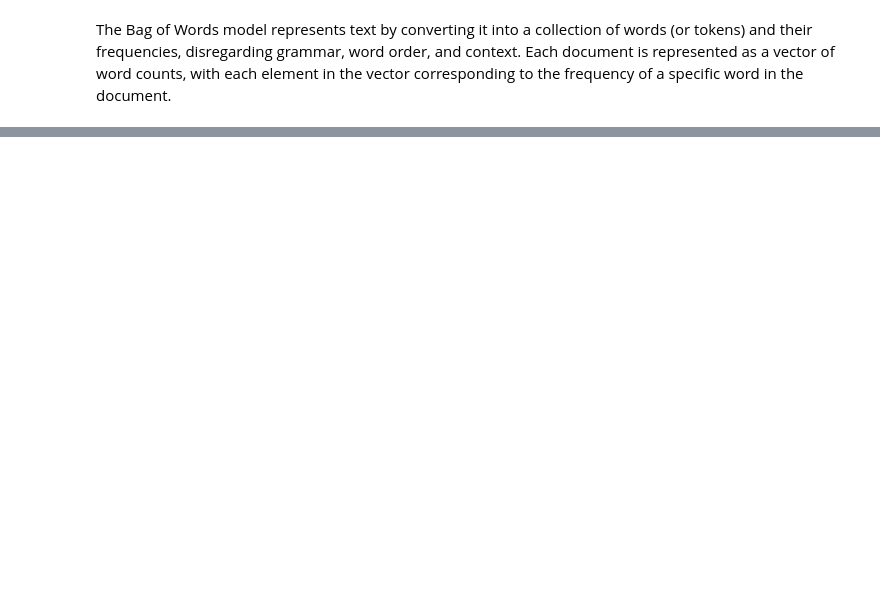
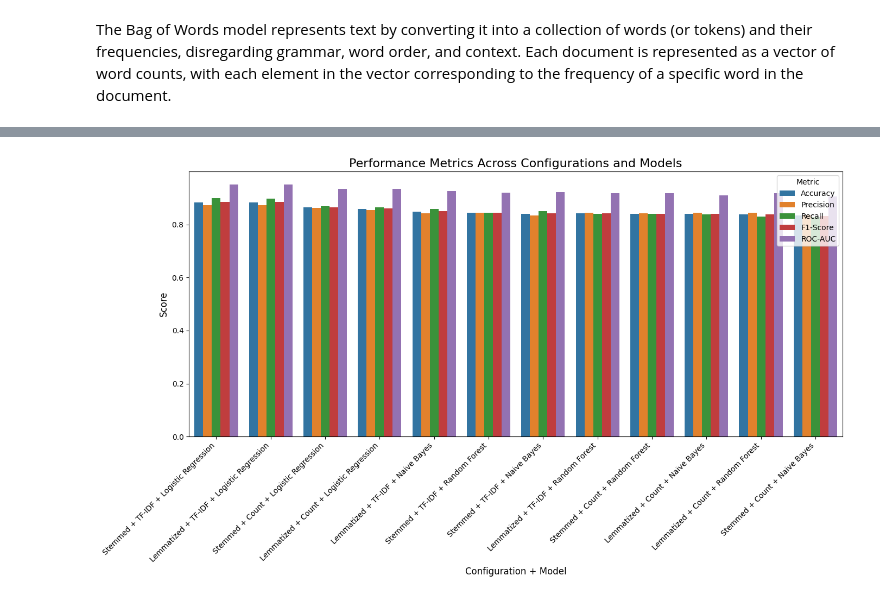
Before and after one commit to PolinaSushko/NLP_Project, a Jupyter notebook: notebooks/nlp_project.ipynb, the cells around one changed output, grey strips where cells are left out. Drawn from its saved outputs; the diff is of its cells as text; code cells hidden in the pictures; blank space fills up the shorter version.

```diff
--- a/notebooks/nlp_project.ipynb
+++ b/notebooks/nlp_project.ipynb
@@ -440,0 +794,21 @@ MemoryError:
+# %%
+comparison_data = []
+for config in results:
+    for model in results[config]:
+        metrics = results[config][model]
+        comparison_data.append({
+            'Configuration': config,
+            'Model': model,
+            'Accuracy': metrics['accuracy'],
+            'Precision': metrics['precision'],
+            'Recall': metrics['recall'],
+            'F1-Score': metrics['f1'],
+            'ROC-AUC': metrics['roc_auc'] if metrics['roc_auc'] is not None else 'N/A'
+        })
+
+comparison_df = pd.DataFrame(comparison_data)
+comparison_df = comparison_df.round(3)
+comparison_df = comparison_df.sort_values(by='F1-Score', ascending=False)
+
+print("\nComplete Results Summary:")
+comparison_df
@@ -440,0 +830,20 @@ MemoryError:
+# %%
+df_plot = comparison_df.copy()
+df_plot['Config_Model'] = df_plot['Configuration'] + ' + ' + df_plot['Model']
+df_melted = pd.melt(df_plot,
+                    id_vars=['Config_Model'],
+                    value_vars=['Accuracy', 'Precision', 'Recall', 'F1-Score', 'ROC-AUC'],
+                    var_name='Metric',
+                    value_name='Score')
+
+# Plot 1: Grouped Bar Plot
+plt.figure(figsize=(14, 8))
+bar_plot = sns.barplot(x='Config_Model', y='Score', hue='Metric', data=df_melted)
+plt.title('Performance Metrics Across Configurations and Models', fontsize=16)
+plt.xlabel('Configuration + Model', fontsize=12)
+plt.ylabel('Score', fontsize=12)
+plt.xticks(rotation=45, ha='right')
+plt.legend(title='Metric', loc='upper right')
+plt.tight_layout()
+# %% [output]
+[figure, added]
```
Also changed, not shown: parts of 70 cells of this notebook.
